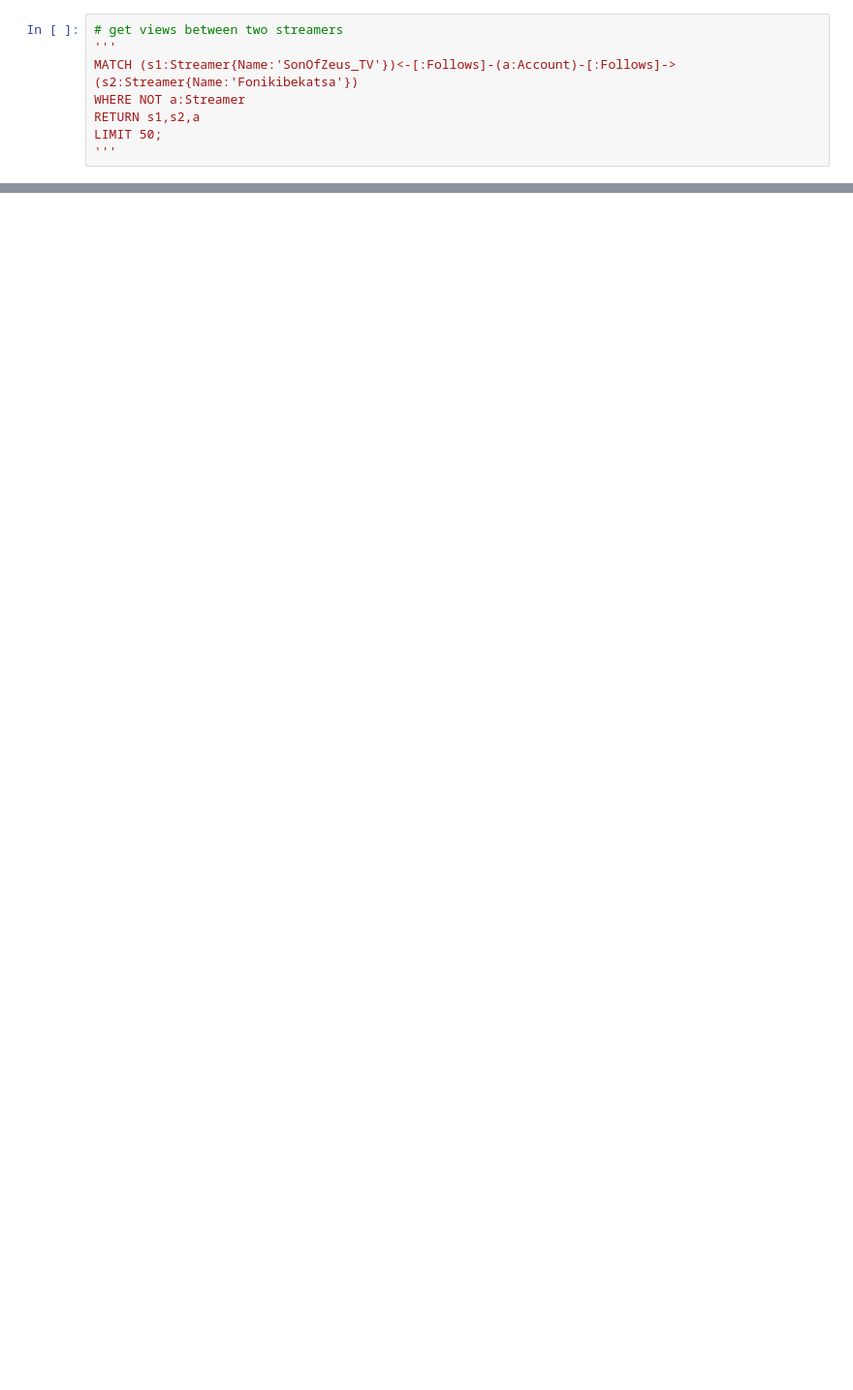
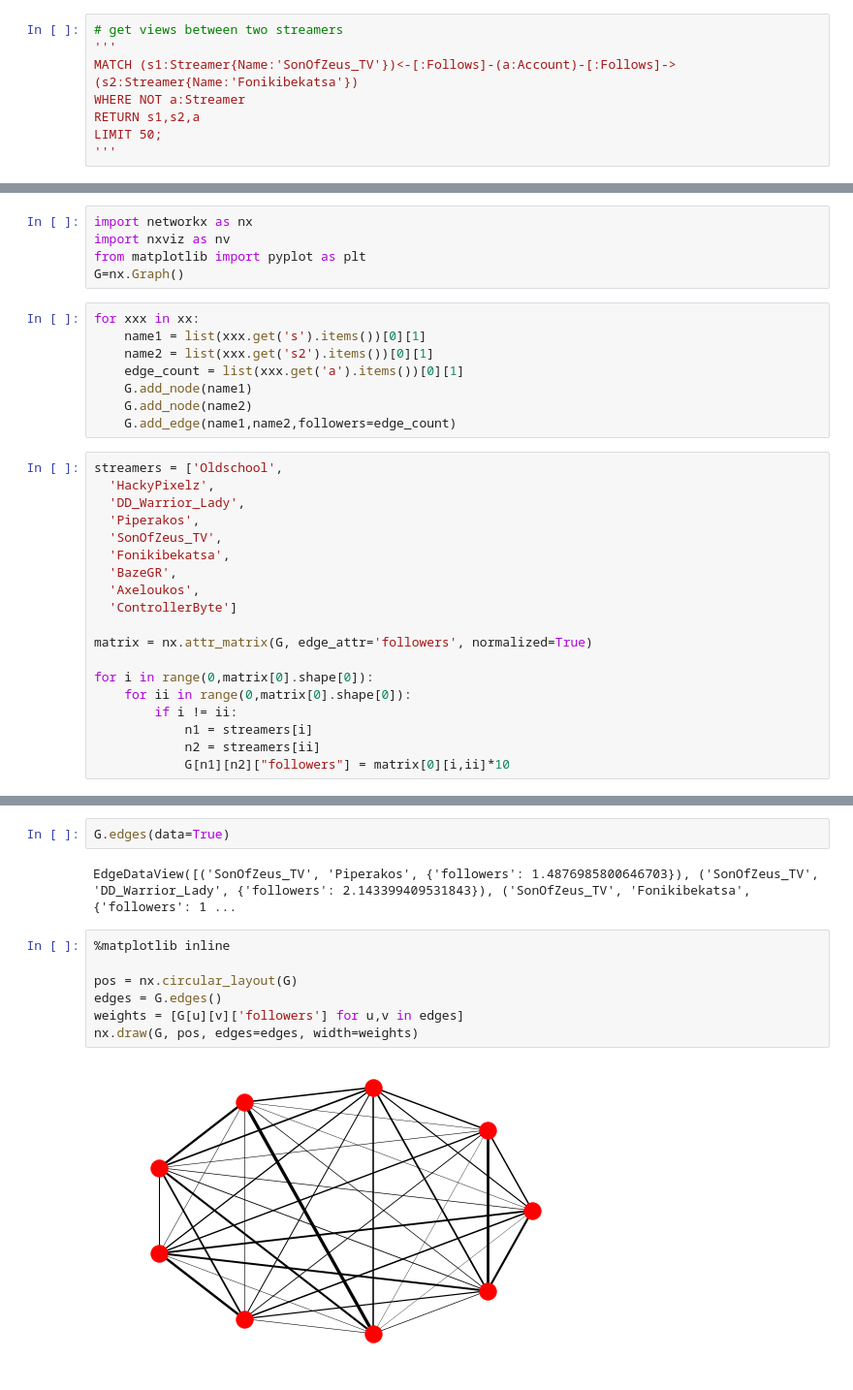
Before and after one commit to dimichai/twitch-graph-analysis, a Jupyter notebook: Notebooks/Create Graph.ipynb, the cells around one changed output, grey strips where cells are left out. Shown at 97% size. Saved outputs shown, nothing was run; the diff lists cells and outputs as text; blank space fills up the shorter version.

Commit message:
updated work on enriching data

```diff
--- a/Notebooks/Create Graph.ipynb
+++ b/Notebooks/Create Graph.ipynb
@@ -95,0 +138,32 @@ LIMIT 50;
+# %%
+import networkx as nx
+import nxviz as nv
+from matplotlib import pyplot as plt
+G=nx.Graph()
+# %%
+for xxx in xx:
+    name1 = list(xxx.get('s').items())[0][1]
+    name2 = list(xxx.get('s2').items())[0][1]
+    edge_count = list(xxx.get('a').items())[0][1]
+    G.add_node(name1)
+    G.add_node(name2)
+    G.add_edge(name1,name2,followers=edge_count)
+# %%
+streamers = ['Oldschool',
+  'HackyPixelz',
+  'DD_Warrior_Lady',
+  'Piperakos',
+  'SonOfZeus_TV',
+  'Fonikibekatsa',
+  'BazeGR',
+  'Axeloukos',
+  'ControllerByte']
+
+matrix = nx.attr_matrix(G, edge_attr='followers', normalized=True)
+
+for i in range(0,matrix[0].shape[0]):
+    for ii in range(0,matrix[0].shape[0]):
+        if i != ii:
+            n1 = streamers[i]
+            n2 = streamers[ii]
+            G[n1][n2]["followers"] = matrix[0][i,ii]*10
@@ -95,0 +192,13 @@ LIMIT 50;
+# %%
+G.edges(data=True)
+# %% [output]
+EdgeDataView([('SonOfZeus_TV', 'Piperakos', {'followers': 1.4876985800646703}), ('SonOfZeus_TV', 'DD_Warrior_Lady', {'followers': 2.143399409531843}), ('SonOfZeus_TV', 'Fonikibekatsa', {'followers': 1 ...
+# %%
+%matplotlib inline
+
+pos = nx.circular_layout(G)
+edges = G.edges()
+weights = [G[u][v]['followers'] for u,v in edges]
+nx.draw(G, pos, edges=edges, width=weights)
+# %% [output]
+[figure, added]
```
Also changed, not shown: parts of 14 cells of this notebook.
